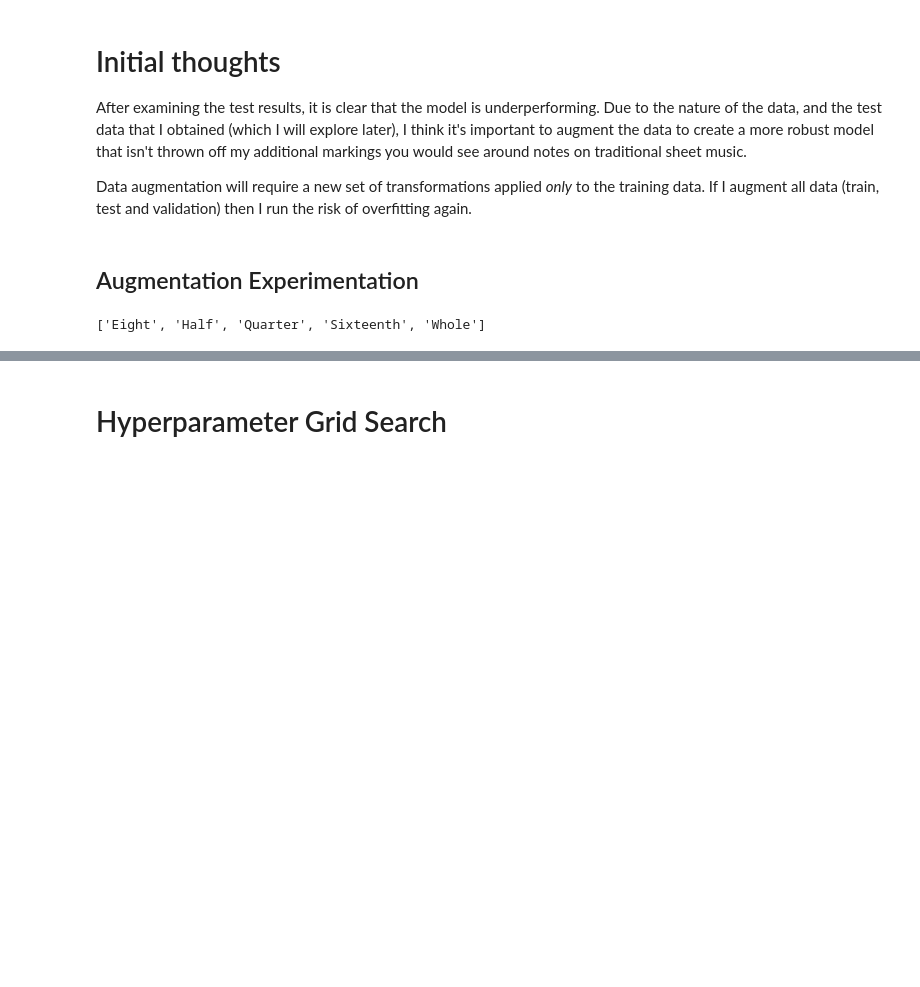
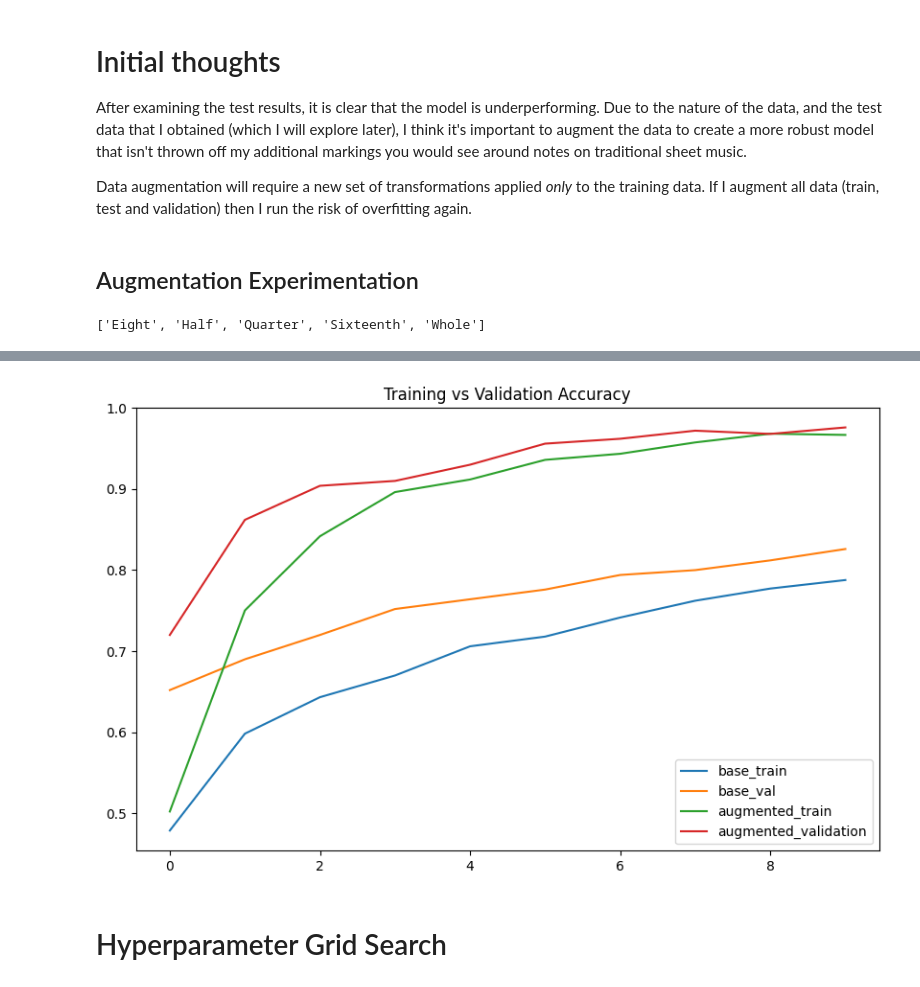
Before and after one commit to zachroyer/Music-Symbol-Classification, a Jupyter notebook: HW7.ipynb, the cells around one changed output, grey strips where cells are left out. Drawn from its saved outputs; the diff is of its cells as text; code cells hidden in the pictures; blank space fills up the shorter version.

```diff
--- a/HW7.ipynb
+++ b/HW7.ipynb
@@ -443,11 +499,11 @@ print(full_data.classes)
 # Defining Parameters to be used on augmented data
 params = {
     'lr': 0.001,
-    'dropout_rate': 0.5,
+    'dropout_rate': 0.3,
     'fc_size': 256
 }
 
 # Training and evaluating model on augmented data
-train_accuracy, val_accuracy = train_and_evaluate(params, aug_train_loader, norm_val_loader)
-print(f"Validation Accuracy: {val_accuracy[-1]:.4f}")
+aug_train_accuracy, aug_val_accuracy = train_and_evaluate(params, aug_train_loader, norm_val_loader)
+print(f"Validation Accuracy: {aug_val_accuracy[-1]:.4f}")
 # %% [output]
@@ -460,3 +521,15 @@ Validation Accuracy: 0.9780
+# %%
+plt.figure(figsize=(10,6))
+plt.title("Training vs Validation Accuracy")
+plt.plot(baseline_train_accuracy, label='base_train')
+plt.plot(baseline_val_accuracy, label='base_val')
+plt.plot(aug_train_accuracy, label = 'augmented_train')
+plt.plot(aug_val_accuracy, label='augmented_validation')
+plt.ylim(top=1)
+plt.legend()
+plt.show()
+# %% [output]
+[figure, added]
 # %% [markdown]
 # Hyperparameter Grid Search
 # %%
```
Also changed, not shown: parts of 29 cells of this notebook.
